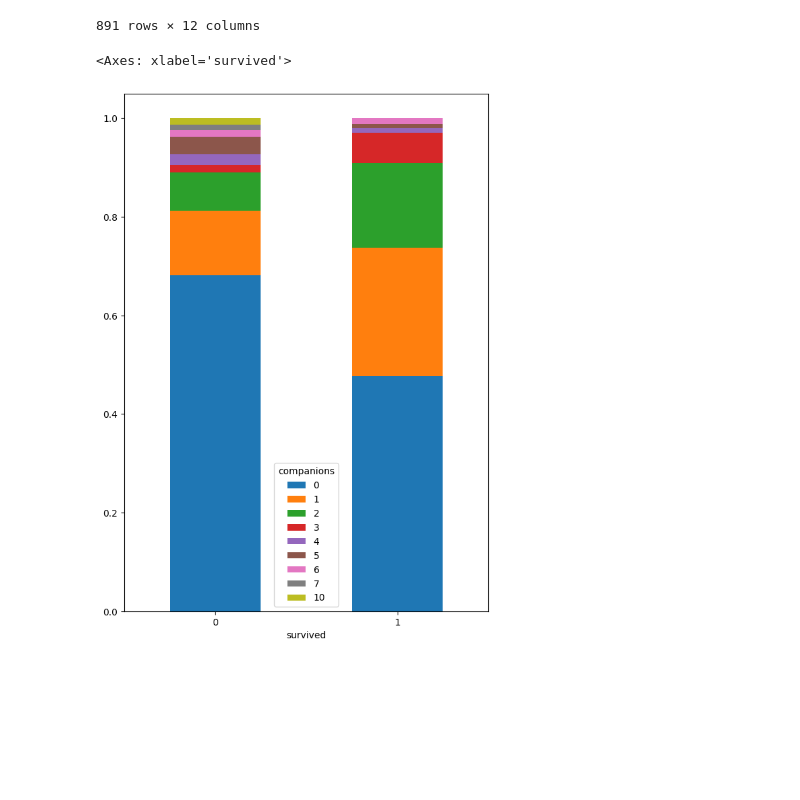
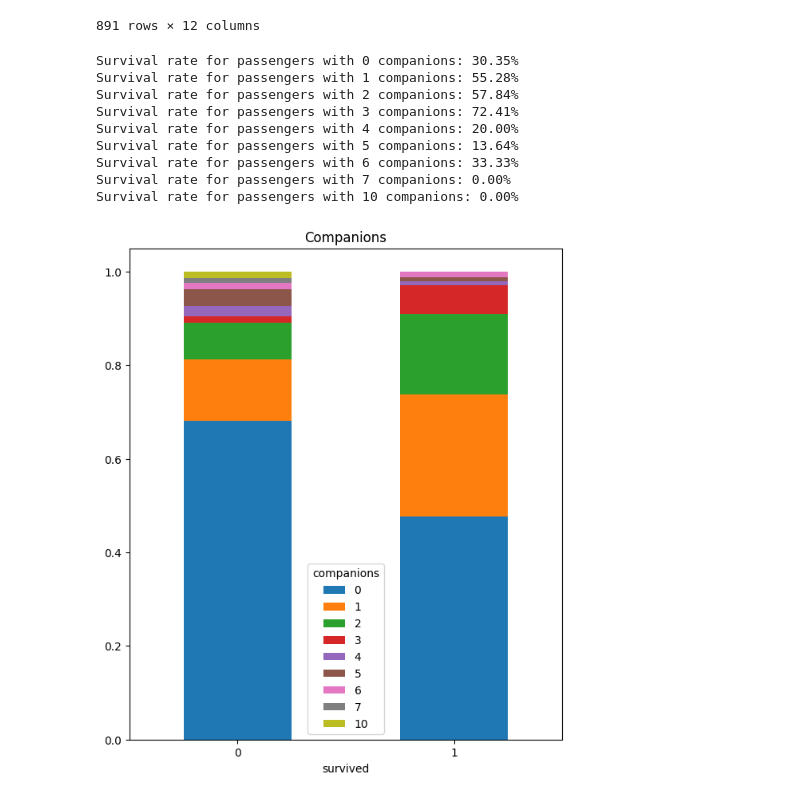
Before and after one commit to RuizLorenzoChavez/practical-ML, a Jupyter notebook: titanic.ipynb, the cells around one changed output. Saved outputs shown, nothing was run; the diff lists cells and outputs as text; code cells hidden in the pictures; blank space fills up the shorter version.

```diff
--- a/titanic.ipynb
+++ b/titanic.ipynb
@@ -350,8 +350,20 @@ train_df.sort_values("companions")
 | 847 | 0 | 3 | Sage, Mr. Douglas Bullen | NaN | CA. 2343 | 69.5500 | 0 | 1 | 0 | ... |
 891 rows × 12 columns
 # %%
-pd.crosstab(train_df.survived, train_df.companions, normalize="index").plot.bar(stacked=True, rot=0, figsize=(7,10))
-pd.crosstab(train_df.survived, train_df.companions, normalize="columns")
+pd.crosstab(train_df.survived, train_df.companions, normalize="index").plot.bar(stacked=True, rot=0, figsize=(7,8), title="Companions")
+
+survivor_companions = pd.crosstab(train_df.survived, train_df.companions, normalize="columns").loc[1] * 100
+
+for idx in survivor_companions.index:
+    print(f"Survival rate for passengers with {idx} companions: {survivor_companions[idx]:.2f}%")
 # %% [output]
-<Axes: xlabel='survived'>
+Survival rate for passengers with 0 companions: 30.35%
+Survival rate for passengers with 1 companions: 55.28%
+Survival rate for passengers with 2 companions: 57.84%
+Survival rate for passengers with 3 companions: 72.41%
+Survival rate for passengers with 4 companions: 20.00%
+Survival rate for passengers with 5 companions: 13.64%
+Survival rate for passengers with 6 companions: 33.33%
+Survival rate for passengers with 7 companions: 0.00%
+Survival rate for passengers with 10 companions: 0.00%
-[figure, old version]
+[figure, new version]
```
